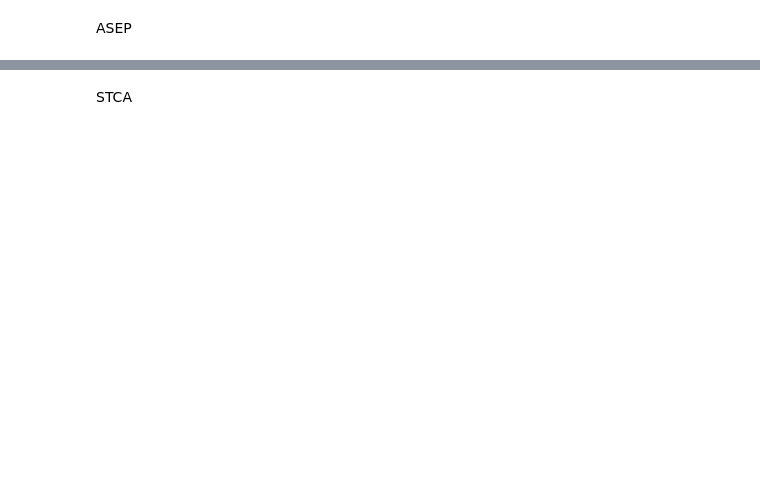
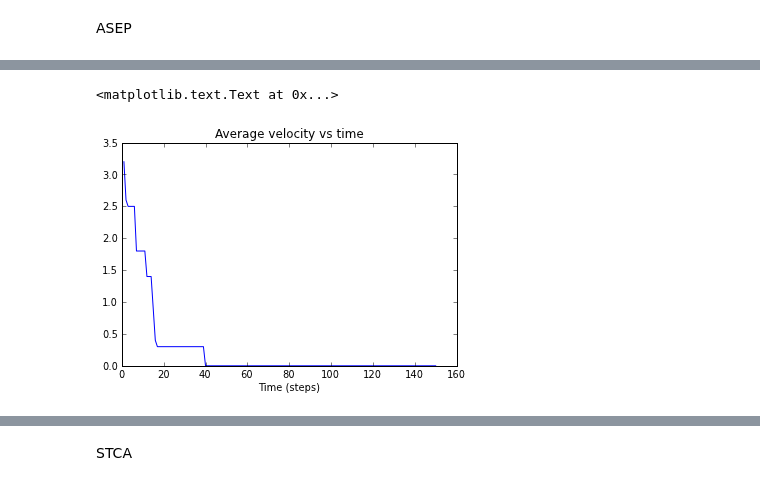
Before and after one commit to aalittlephys202/PHYS202-S13, a Jupyter notebook: Project/Traffic Flow.ipynb, the cells around one changed output, grey strips where cells are left out. Saved outputs shown, nothing was run; the diff lists cells and outputs as text; code cells hidden in the pictures; blank space fills up the shorter version.

```diff
--- a/Project/Traffic Flow.ipynb
+++ b/Project/Traffic Flow.ipynb
@@ -340,3 +337,10 @@ plot(t,v_aveASEP)
+# %%
+plot(t,v_aveASEP)
+xlabel('Time (steps)')
+title('Average velocity vs time')
+# %% [output]
+<matplotlib.text.Text at 0x...>
+[figure, added]
 # %%
 density = 10./200.
 currentASEP = x_aveASEP*density
```
Also changed, not shown: parts of 17 cells of this notebook, 3 other files.
